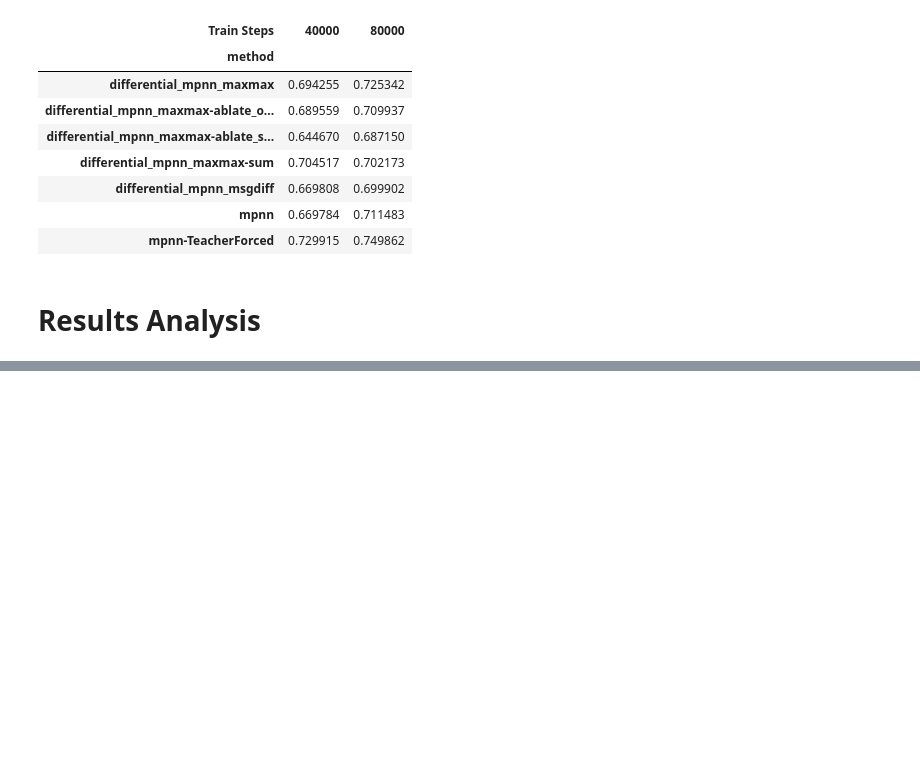
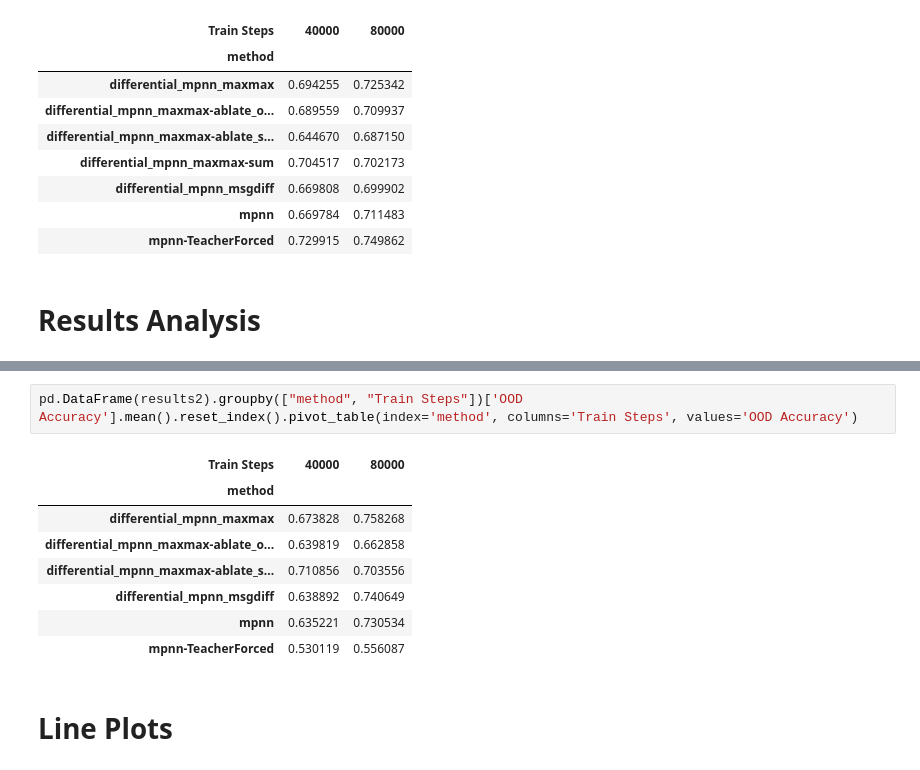
Before and after one commit to anonymous3141/L65Project, a Jupyter notebook: clrs/examples/junhua-analysis.ipynb, the cells around one changed output, grey strips where cells are left out. Cells and saved outputs as stored; diff of their text form; blank space fills up the shorter version.

```diff
--- a/clrs/examples/junhua-analysis.ipynb
+++ b/clrs/examples/junhua-analysis.ipynb
@@ -136,0 +183,13 @@ len(data_carla)
+# %%
+pd.DataFrame(results2).groupby(["method", "Train Steps"])['OOD Accuracy'].mean().reset_index().pivot_table(index='method', columns='Train Steps', values='OOD Accuracy')
+# %% [output]
+| Train Steps | 40000 | 80000 |
+| method |  |  |
+| differential_mpnn_maxmax | 0.673828 | 0.758268 |
+| differential_mpnn_maxmax-ablate_o... | 0.639819 | 0.662858 |
+| differential_mpnn_maxmax-ablate_s... | 0.710856 | 0.703556 |
+| differential_mpnn_msgdiff | 0.638892 | 0.740649 |
+| mpnn | 0.635221 | 0.730534 |
+| mpnn-TeacherForced | 0.530119 | 0.556087 |
+# %% [markdown]
+# Line Plots
```
Also changed, not shown: parts of 7 cells of this notebook.
